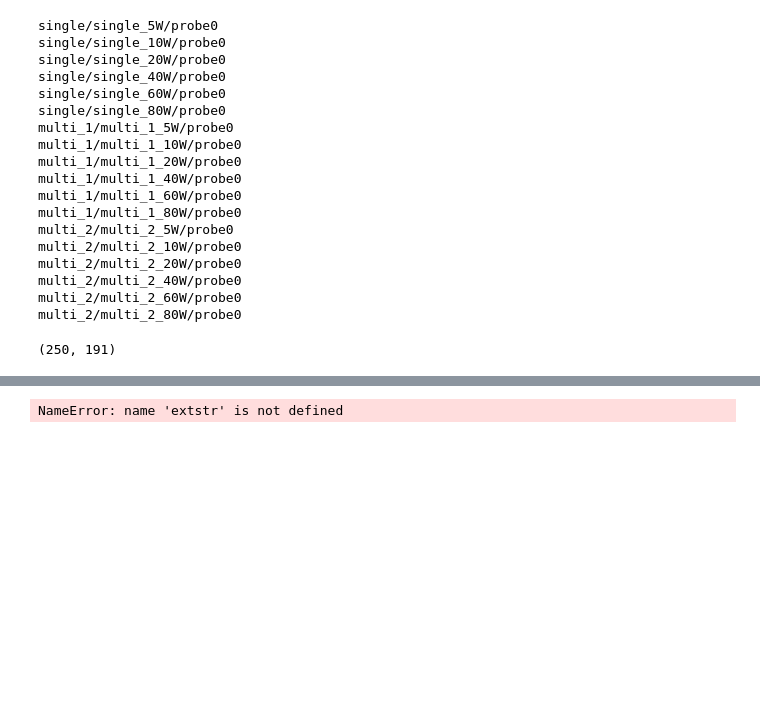
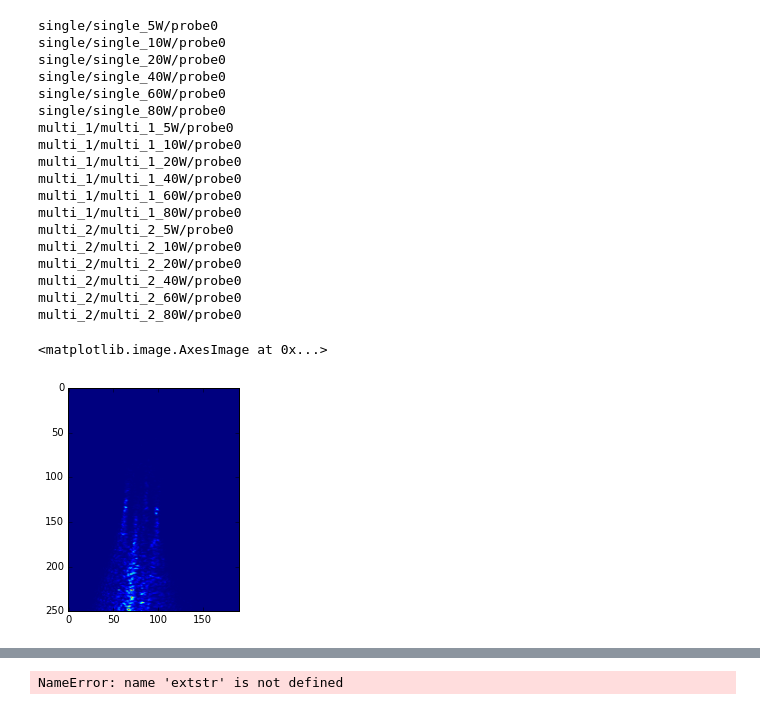
Before and after one commit to vlchaplin/VeraUSpub, a Jupyter notebook: py/VarianceAnalysis.ipynb, the cells around one changed output, grey strips where cells are left out. Saved outputs shown, nothing was run; the diff lists cells and outputs as text; code cells hidden in the pictures; blank space fills up the shorter version.

Commit message:
Lots of work for the multi-focus paper

```diff
--- a/py/VarianceAnalysis.ipynb
+++ b/py/VarianceAnalysis.ipynb
@@ -160,7 +162,3 @@ multi_2/multi_2_20W/probe0
 multi_2/multi_2_40W/probe0
 multi_2/multi_2_60W/probe0
 multi_2/multi_2_80W/probe0
-# %%
-varianceImage1.shape
-# %% [output]
-(250, 191)
@@ -168,0 +165,7 @@ acqlist=range(1,100)
+# %%
+(varianceImage1,varianceImage2,coherenceTerm) = loadmaps("multi_2",60,timeavg=False,h5f=f)
+# %%
+plt.imshow( np.sum( varianceImage1[1:20],axis=0) )
+# %% [output]
+<matplotlib.image.AxesImage at 0x...>
+[figure, added]
```
Also changed, not shown: parts of 10 cells of this notebook, 3 other files.
